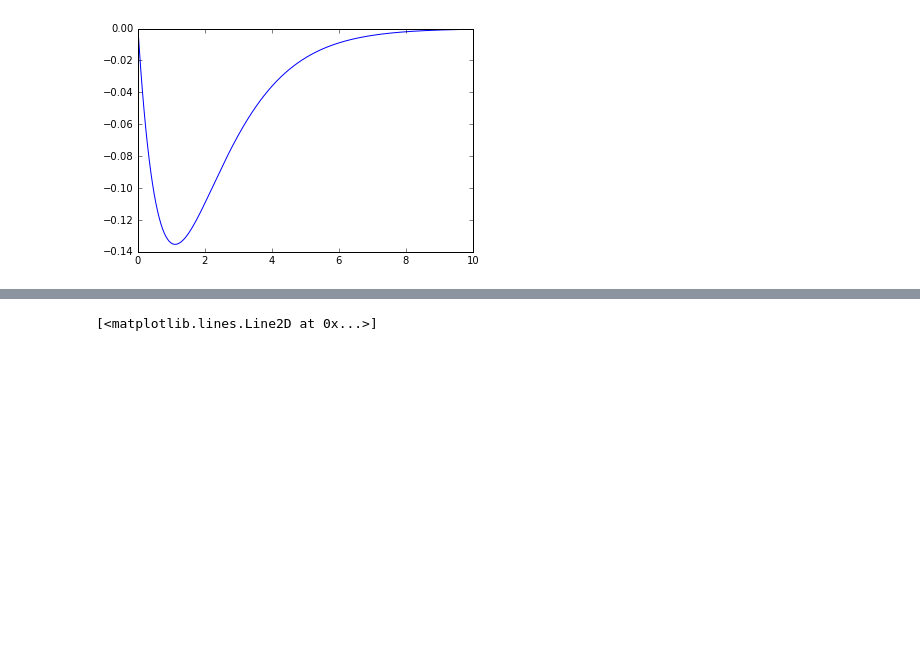
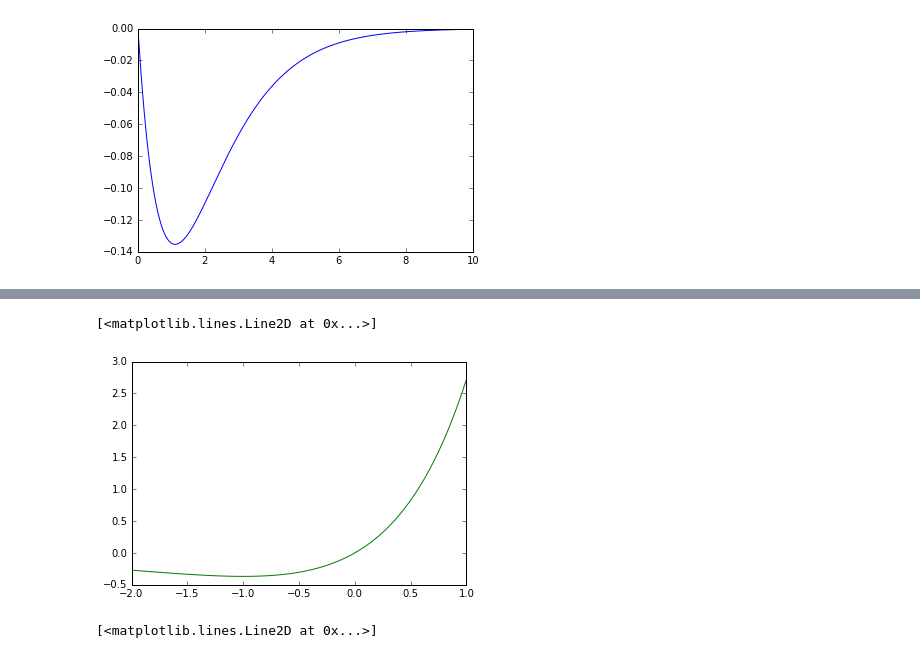
Before and after one commit to thomaspmann/LeedsPhotonics, a Jupyter notebook: Lambert-W/Lambert-W lifetime.ipynb, the cells around one changed output, grey strips where cells are left out. Drawn from its saved outputs; the diff is of its cells as text; code cells hidden in the pictures; blank space fills up the shorter version.

```diff
--- a/Lambert-W/Lambert-W lifetime.ipynb
+++ b/Lambert-W/Lambert-W lifetime.ipynb
@@ -31,3 +36,12 @@ plt.plot(alpha,arg)
+# %%
+A = np.linspace(-2,1,100)
+arg = A*exp(A)
+# plt.plot(A,lambertw(arg),'r--')
+# plt.plot(A,lambertw(arg,-1), 'b--')
+plt.plot(A,arg, 'g')
+# %% [output]
+[<matplotlib.lines.Line2D at 0x...>]
+[figure, added]
 # %%
 arg = exp(-(t+alpha*sigma_21*n20*tau)/tau)
 plt.plot(alpha,arg)
```
Also changed, not shown: parts of 1 cell of this notebook, 4 other files.
